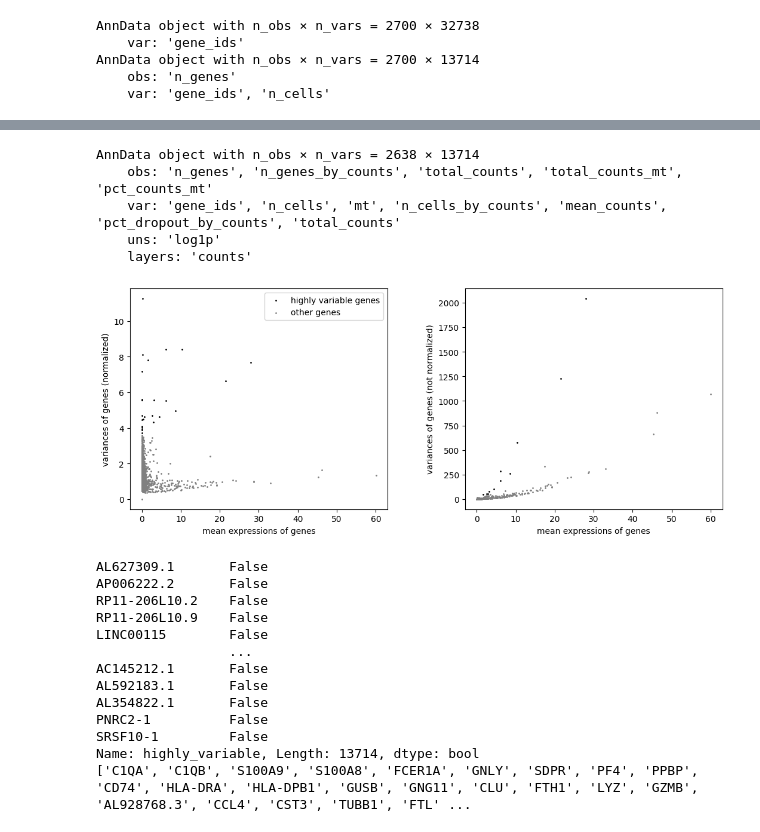
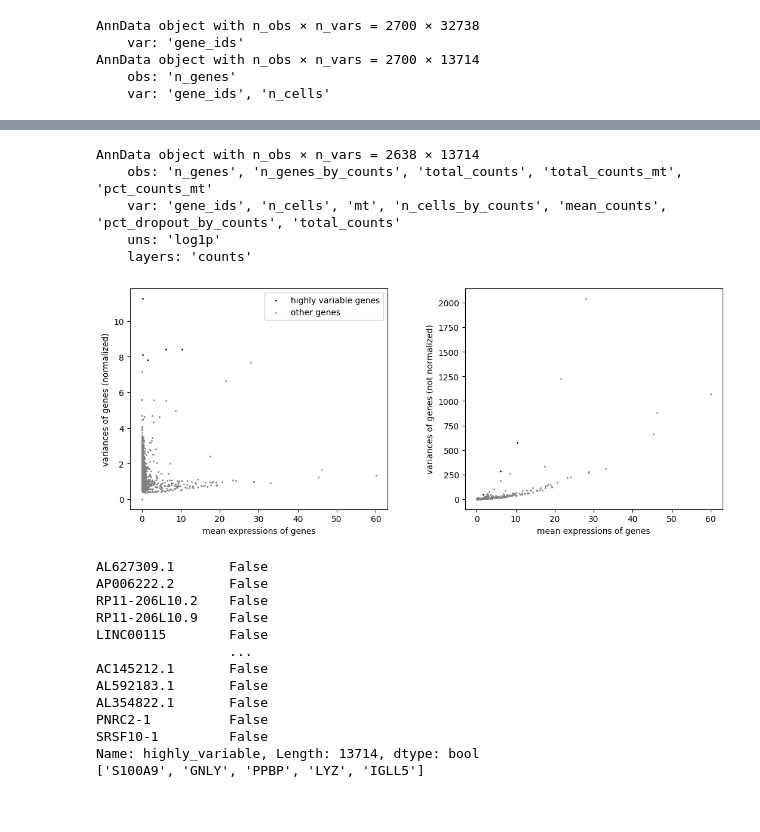
Before and after one commit to codiculus/GameTheory-scRNAseq, a Jupyter notebook: main.ipynb, the cells around one changed output, grey strips where cells are left out. Saved outputs shown, nothing was run; the diff lists cells and outputs as text; code cells hidden in the pictures.

```diff
--- a/main.ipynb
+++ b/main.ipynb
@@ -55,35 +55,35 @@ adata.layers["counts"] = adata.X.copy()
 sc.pp.normalize_total(adata, target_sum=1e4)
 
 sc.pp.log1p(adata)
 
 print(adata)
 
-sc.pp.highly_variable_genes(adata,layer="counts",n_top_genes=25,min_mean=0.0125,max_mean=3,min_disp=0.5,flavor="seurat_v3")
+sc.pp.highly_variable_genes(adata,layer="counts",n_top_genes=5,min_mean=0.0125,max_mean=3,min_disp=0.5,flavor="seurat_v3")
 
 sc.pl.highly_variable_genes(adata)
 
 print(adata.var['highly_variable'])
 
 genes_mas_variables = adata.var[adata.var['highly_variable']]
 
 indices_genes_mas_variables = np.where(adata.var['highly_variable'])[0]
 
 #Guardar genes mas variables
 genes_mas_variables.to_csv("/Users/jose/Desktop/GameTheory_project/genes_mas_variables.csv")
 np.savetxt("/Users/jose/Desktop/GameTheory_project/indices_genes_mas_variables.csv", indices_genes_mas_variables, delimiter=",")
 
 genes_mas_variables_array = np.array(genes_mas_variables)
 
 nombres_genes_mas_variables = adata.var[adata.var['highly_variable']].index.tolist()
 
 print(nombres_genes_mas_variables)
 # %% [output]
 AnnData object with n_obs × n_vars = 2638 × 13714
     obs: 'n_genes', 'n_genes_by_counts', 'total_counts', 'total_counts_mt', 'pct_counts_mt'
     var: 'gene_ids', 'n_cells', 'mt', 'n_cells_by_counts', 'mean_counts', 'pct_dropout_by_counts', 'total_counts'
     uns: 'log1p'
     layers: 'counts'
-[figure, old version]
+[figure, new version]
 AL627309.1       False
 AP006222.2       False
 RP11-206L10.2    False
@@ -96,7 +96,7 @@ AL354822.1       False
 PNRC2-1          False
 SRSF10-1         False
 Name: highly_variable, Length: 13714, dtype: bool
-['C1QA', 'C1QB', 'S100A9', 'S100A8', 'FCER1A', 'GNLY', 'SDPR', 'PF4', 'PPBP', 'CD74', 'HLA-DRA', 'HLA-DPB1', 'GUSB', 'GNG11', 'CLU', 'FTH1', 'LYZ', 'GZMB', 'AL928768.3', 'CCL4', 'CST3', 'TUBB1', 'FTL' ...
+['S100A9', 'GNLY', 'PPBP', 'LYZ', 'IGLL5']
 # %%
 combinaciones_todos_tamanos = []
 
```
Also changed, not shown: parts of 3 cells of this notebook.
